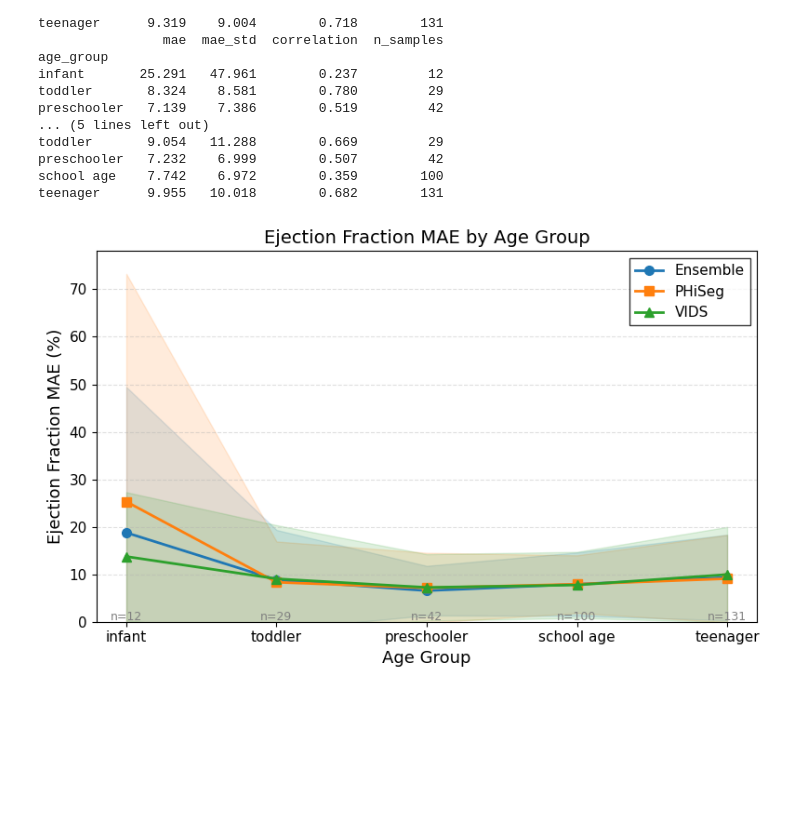
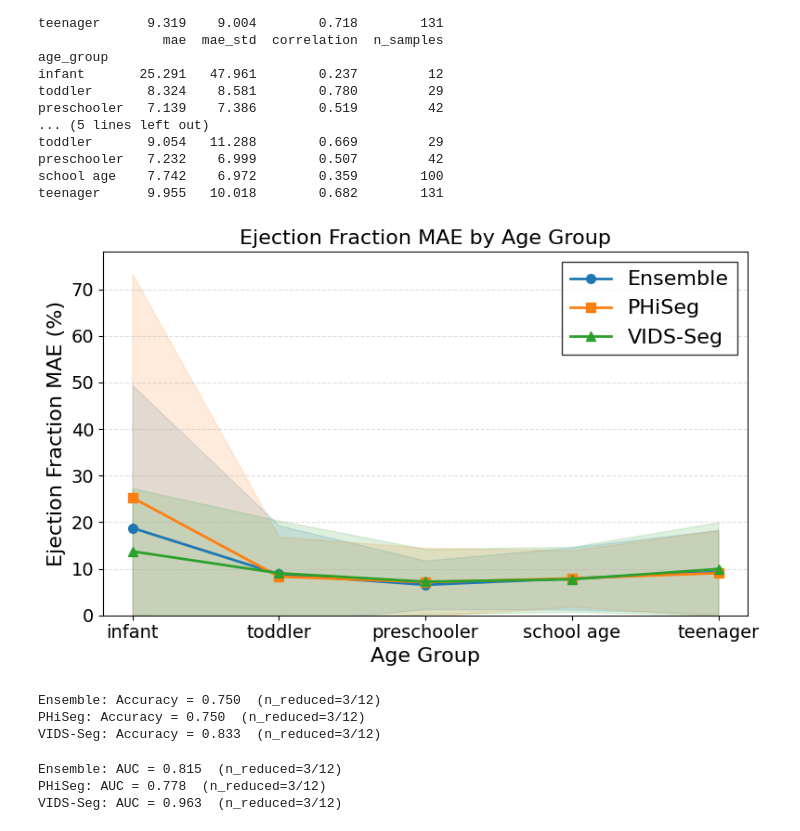
Before and after one commit to paulkogni/echonet, a Jupyter notebook: exp/final_figures/figure_2_performance.ipynb, the cells around one changed output. Saved outputs shown, nothing was run; the diff lists cells and outputs as text; code cells hidden in the pictures; blank space fills up the shorter version.

```diff
--- a/exp/final_figures/figure_2_performance.ipynb
+++ b/exp/final_figures/figure_2_performance.ipynb
@@ -215,42 +215,78 @@ fig, ax = plt.subplots(figsize=(8, 5))
 age_groups = stats_ens.index.tolist()
 x = np.arange(len(age_groups))
 
 models = {
     'Ensemble': (stats_ens, '#1f77b4', 'o'),
     'PHiSeg':   (stats_phiseg, '#ff7f0e', 's'),
-    'VIDS':     (stats_vids, '#2ca02c', '^'),
+    'VIDS-Seg':     (stats_vids, '#2ca02c', '^'),
 }
 
 for name, (stats, color, marker) in models.items():
     mean = stats['mae'].values
     std  = stats['mae_std'].values
     # std = stats['mae_std'].values / np.sqrt(stats['n_samples'].values)
 
     # shaded std band
     ax.fill_between(x, mean - std, mean + std, alpha=0.15, color=color)
     # mean line
     ax.plot(x, mean, marker=marker, markersize=7, linewidth=2,
             color=color, label=name)
 
 ax.set_xticks(x)
-ax.set_xticklabels(age_groups, fontsize=12)
-ax.set_xlabel('Age Group', fontsize=13)
-ax.set_ylabel('Ejection Fraction MAE (%)', fontsize=13)
-ax.set_title('Ejection Fraction MAE by Age Group', fontsize=14)
-ax.legend(fontsize=11, frameon=True, fancybox=False, edgecolor='black')
-ax.tick_params(labelsize=11)
+ax.set_xticklabels(age_groups, fontsize=16)
+ax.set_xlabel('Age Group', fontsize=16)
+ax.set_ylabel('Ejection Fraction MAE (%)', fontsize=16)
+ax.set_title('Ejection Fraction MAE by Age Group', fontsize=16)
+ax.legend(fontsize=16, frameon=True, fancybox=False, edgecolor='black')
+ax.tick_params(labelsize=14)
 ax.grid(axis='y', linestyle='--', alpha=0.4)
 
 # Clip shaded bands so they don't go below 0
 ax.set_ylim(bottom=0)
 
 # Add sample counts along the bottom
-for i, n in enumerate(stats_ens['n_samples'].values):
-    ax.text(i, ax.get_ylim()[0] + 0.3, f'n={n}', ha='center',
-            fontsize=9, color='grey')
+# for i, n in enumerate(stats_ens['n_samples'].values):
+#     ax.text(i, ax.get_ylim()[0] + 0.3, f'n={n}', ha='center',
+#             fontsize=9, color='grey')
 
 fig.tight_layout()
-# plt.savefig('ef_mae_by_age_group.pdf', dpi=300, bbox_inches='tight')
+plt.savefig('ef_mae_by_age_group.pdf', dpi=300, bbox_inches='tight')
 plt.show()
 # %% [output]
-[figure, old version]
+[figure, new version]
+# %%
+from sklearn.metrics import accuracy_score
+
+# Binary classification: reduced EF (EF < 50%) vs. normal, infants only
+# Both ground truth and prediction are thresholded at 50%
+
+for name, df in [('Ensemble', df_ef_ens), ('PHiSeg', df_ef_phiseg), ('VIDS-Seg', df_ef_vids)]:
+    df_infant = df[df['age_group'] == 'infant']
+    y_true = (df_infant['gt_ef'] < 50).astype(int)
+    y_pred = (df_infant['mean_ef_pred'] < 50).astype(int)
+    acc = accuracy_score(y_true, y_pred)
+    n_pos = y_true.sum()
+    n_total = len(y_true)
+    print(f"{name}: Accuracy = {acc:.3f}  (n_reduced={n_pos}/{n_total})")
+# %% [output]
+Ensemble: Accuracy = 0.750  (n_reduced=3/12)
+PHiSeg: Accuracy = 0.750  (n_reduced=3/12)
+VIDS-Seg: Accuracy = 0.833  (n_reduced=3/12)
+# %%
+from sklearn.metrics import roc_auc_score
+
+# AUC for reduced EF (EF < 50%) classification, infants only
+# Score = -mean_ef_pred so that a lower predicted EF gives a higher probability of reduced EF
+
+for name, df in [('Ensemble', df_ef_ens), ('PHiSeg', df_ef_phiseg), ('VIDS-Seg', df_ef_vids)]:
+    df_infant = df[df['age_group'] == 'infant']
+    y_true = (df_infant['gt_ef'] < 50).astype(int)
+    y_score = -df_infant['mean_ef_pred']
+    auc = roc_auc_score(y_true, y_score)
+    n_pos = y_true.sum()
+    n_total = len(y_true)
+    print(f"{name}: AUC = {auc:.3f}  (n_reduced={n_pos}/{n_total})")
+# %% [output]
+Ensemble: AUC = 0.815  (n_reduced=3/12)
+PHiSeg: AUC = 0.778  (n_reduced=3/12)
+VIDS-Seg: AUC = 0.963  (n_reduced=3/12)
```
Also changed, not shown: parts of 1 cell of this notebook, 2 other files.
